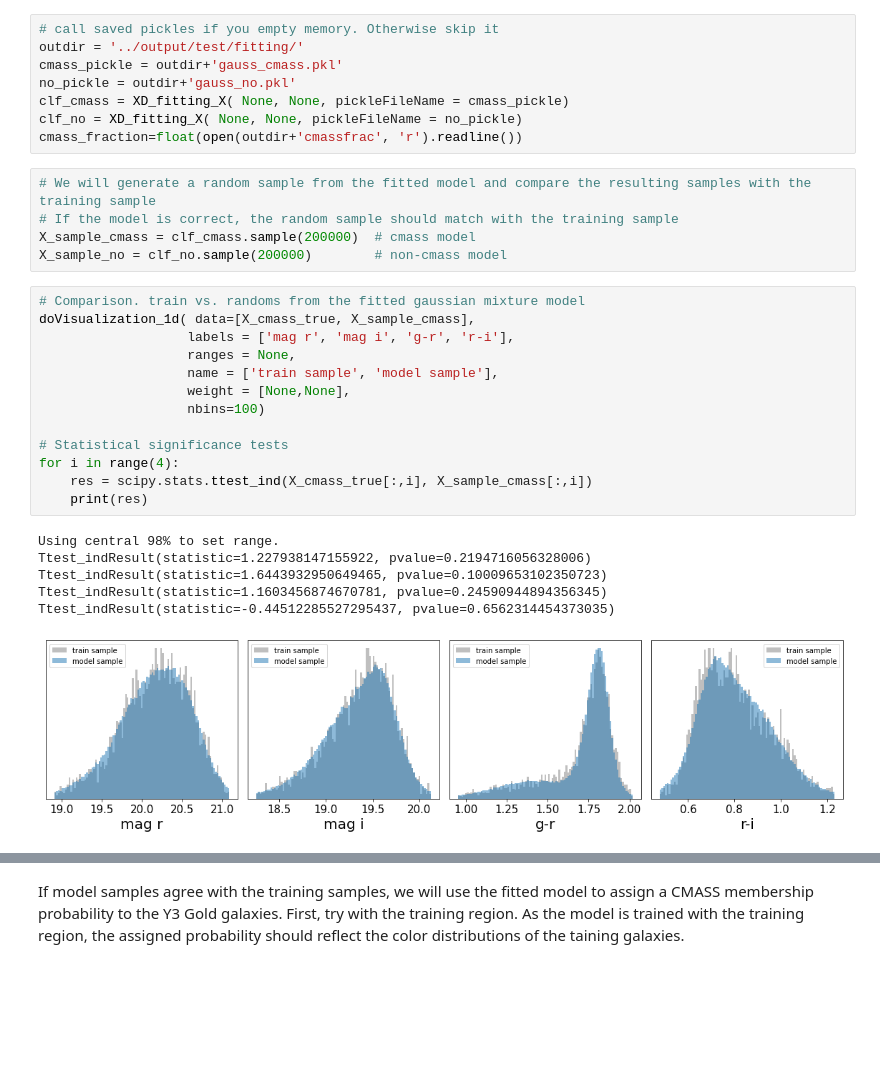
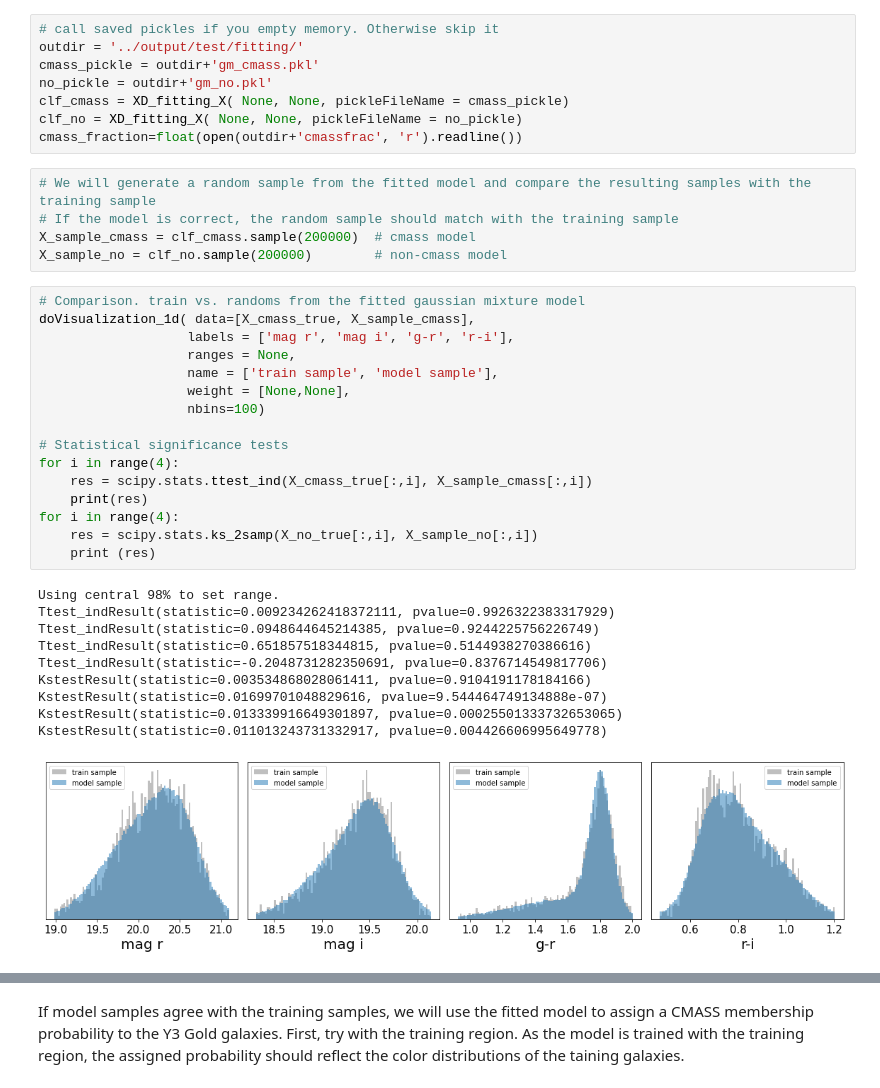
Before and after one commit to sujeong-lee/DMASS, a Jupyter notebook: code_py3/DMASS_tutorial_notebook.ipynb, the cells around one changed output, grey strips where cells are left out. Drawn from its saved outputs; the diff is of its cells as text; blank space fills up the shorter version.

```diff
--- a/code_py3/DMASS_tutorial_notebook.ipynb
+++ b/code_py3/DMASS_tutorial_notebook.ipynb
@@ -238,8 +241,8 @@ elapsed time: 0.00 min,  total iteration 0
 # %%
 # call saved pickles if you empty memory. Otherwise skip it
 outdir = '../output/test/fitting/'
-cmass_pickle = outdir+'gauss_cmass.pkl'
-no_pickle = outdir+'gauss_no.pkl'
+cmass_pickle = outdir+'gm_cmass.pkl'
+no_pickle = outdir+'gm_no.pkl'
 clf_cmass = XD_fitting_X( None, None, pickleFileName = cmass_pickle)
 clf_no = XD_fitting_X( None, None, pickleFileName = no_pickle)
 cmass_fraction=float(open(outdir+'cmassfrac', 'r').readline())
@@ -251,23 +254,30 @@ X_sample_no = clf_no.sample(200000)        # non-cmass model
 # %%
 # Comparison. train vs. randoms from the fitted gaussian mixture model
 doVisualization_1d( data=[X_cmass_true, X_sample_cmass],
                    labels = ['mag r', 'mag i', 'g-r', 'r-i'],
                    ranges = None,
                    name = ['train sample', 'model sample'],
                    weight = [None,None],
                    nbins=100)
 
 # Statistical significance tests
 for i in range(4):
     res = scipy.stats.ttest_ind(X_cmass_true[:,i], X_sample_cmass[:,i])
     print(res)
+for i in range(4):
+    res = scipy.stats.ks_2samp(X_no_true[:,i], X_sample_no[:,i])
+    print (res)
 # %% [output]
 Using central 98% to set range.
-Ttest_indResult(statistic=1.227938147155922, pvalue=0.2194716056328006)
-Ttest_indResult(statistic=1.6443932950649465, pvalue=0.10009653102350723)
-Ttest_indResult(statistic=1.1603456874670781, pvalue=0.24590944894356345)
-Ttest_indResult(statistic=-0.44512285527295437, pvalue=0.6562314454373035)
+Ttest_indResult(statistic=0.009234262418372111, pvalue=0.9926322383317929)
+Ttest_indResult(statistic=0.0948644645214385, pvalue=0.9244225756226749)
+Ttest_indResult(statistic=0.651857518344815, pvalue=0.5144938270386616)
+Ttest_indResult(statistic=-0.2048731282350691, pvalue=0.8376714549817706)
+KstestResult(statistic=0.003534868028061411, pvalue=0.9104191178184166)
+KstestResult(statistic=0.01699701048829616, pvalue=9.544464749134888e-07)
+KstestResult(statistic=0.013339916649301897, pvalue=0.00025501333732653065)
+KstestResult(statistic=0.011013243731332917, pvalue=0.004426606995649778)
-[figure, old version]
+[figure, new version]
 # %%
 # Comparison. train vs. randoms for non-cmass
 doVisualization_1d( data=[X_no_true, X_sample_no],
```
Also changed, not shown: parts of 14 cells of this notebook, 13 other files.
